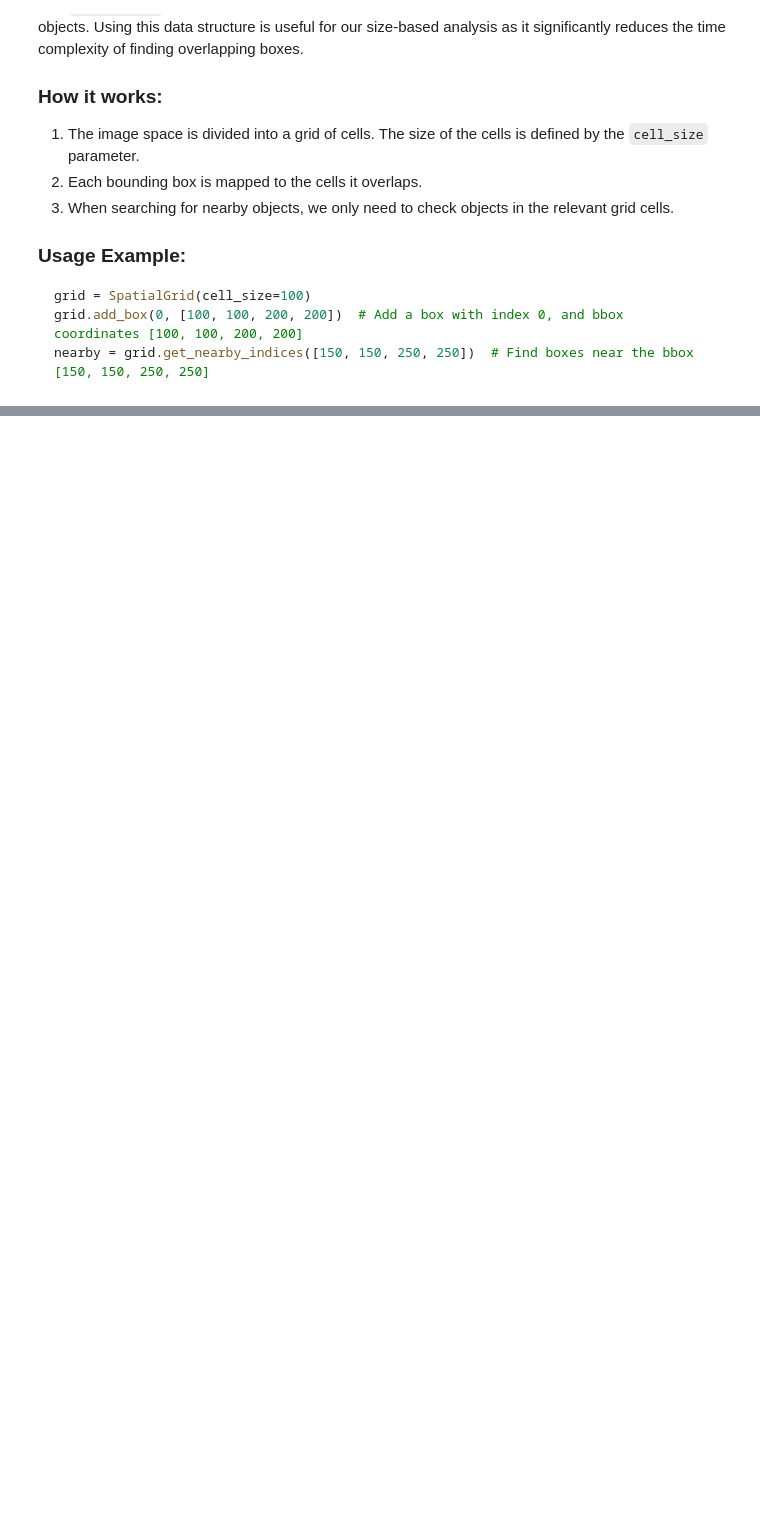
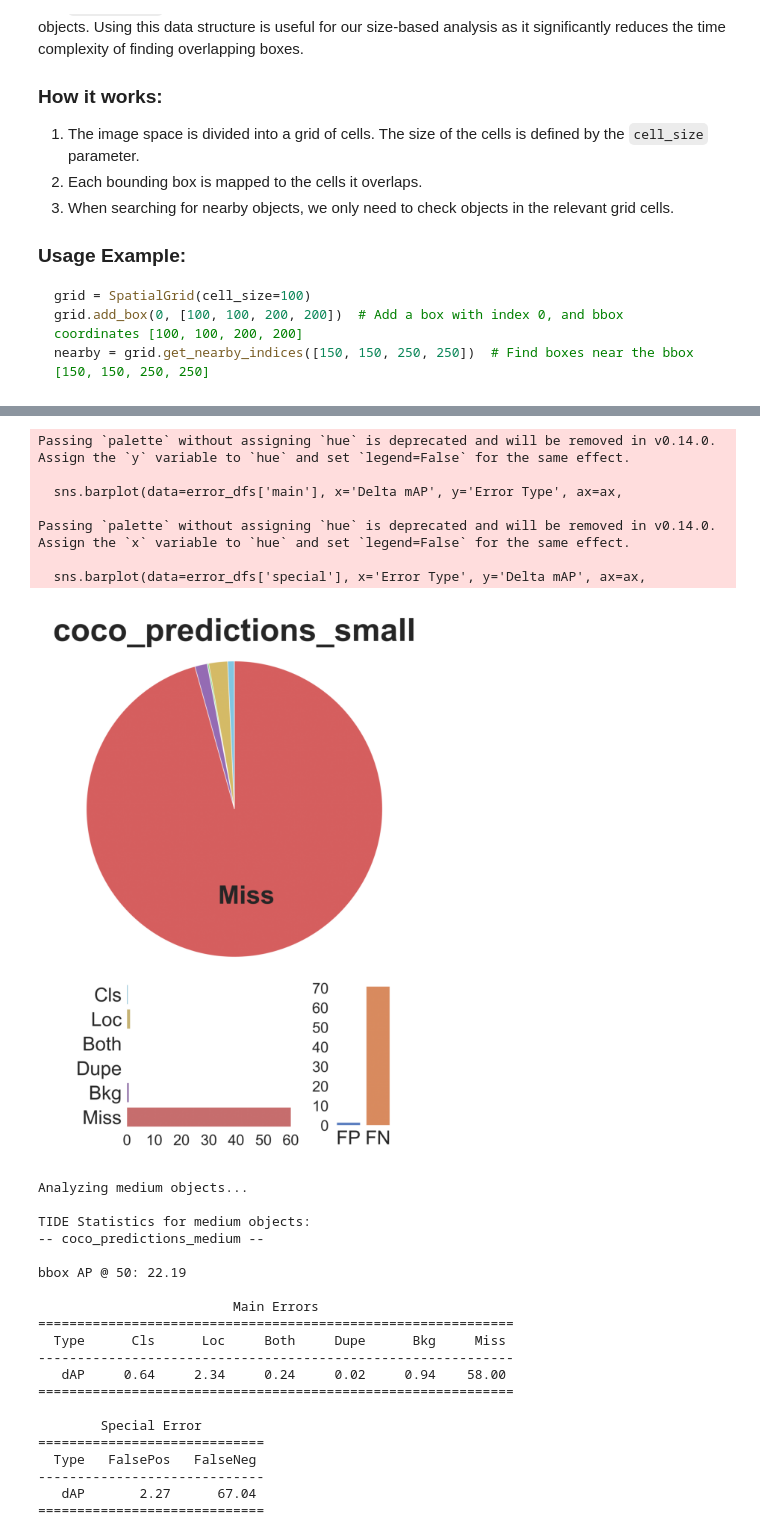
Before and after one commit to Vikranth3140/CSE344-CV, a Jupyter notebook: A1/Q4/Detection-Starter-Notebook.ipynb, the cells around one changed output, grey strips where cells are left out. Cells and saved outputs as stored; diff of their text form; code cells hidden in the pictures; blank space fills up the shorter version.

```diff
--- a/A1/Q4/Detection-Starter-Notebook.ipynb
+++ b/A1/Q4/Detection-Starter-Notebook.ipynb
@@ -224,0 +330,51 @@ MEDIUM_THRESH = 96 * 96
+# %%
+with open(predictions_json, "r") as f:
+    predictions_data = json.load(f)  # Now predictions_data is a list of dictionaries
+
+with open(ground_truth_json, "r") as f:
+    ground_truth_data = json.load(f)
+
+# Extract ground truth annotations
+ground_truth_annotations = ground_truth_data["annotations"]
+
+# Filter predictions by object size
+def size_filter(predictions, size_category):
+    if size_category == "small":
+        return [p for p in predictions if p.get('area', 0) < 36 * 36]
+    elif size_category == "medium":
+        return [p for p in predictions if 36 * 36 <= p.get('area', 0) < 96 * 96]
+    else:  # large
+        return [p for p in predictions if p.get('area', 0) >= 96 * 96]
+
+# Compute ECE for each object scale
+for category in ["small", "medium", "large"]:
+    filtered_preds = size_filter(predictions_data, category)  # Use loaded JSON data
+    ece_value = ece_calculate(filtered_preds, ground_truth_annotations)  # Pass parsed ground truth
+    print(f"ECE for {category} objects: {ece_value}")
+
+# Load Predictions JSON
+with open(predictions_json, "r") as f:
+    predictions_data = json.load(f)
+
+# Compute TIDE statistics for each object scale
+for category in ["small", "medium", "large"]:
+    filtered_preds = size_filter(predictions_data, category)
+
+    # Save filtered predictions to a separate file
+    filtered_pred_file = f"coco_predictions_{category}.json"
+
+    with open(filtered_pred_file, "w") as f:
+        json.dump(filtered_preds, f)
+
+    # Load filtered predictions using pycocotools
+    coco_dt_filtered = coco_gt.loadRes(filtered_pred_file)
+
+    # Convert to TIDE format
+    gt_dataset = datasets.COCO(ground_truth_json)
+    dt_dataset = datasets.COCOResult(filtered_pred_file)
+
+    tide = TIDE()
+    tide.evaluate(gt_dataset, dt_dataset, mode=TIDE.BOX)
+    tide.summarize()
+    tide.plot()
+# %% [output]
@@ -224,0 +422,28 @@ MEDIUM_THRESH = 96 * 96
+Passing `palette` without assigning `hue` is deprecated and will be removed in v0.14.0. Assign the `y` variable to `hue` and set `legend=False` for the same effect.
+
+  sns.barplot(data=error_dfs['main'], x='Delta mAP', y='Error Type', ax=ax,
+
+Passing `palette` without assigning `hue` is deprecated and will be removed in v0.14.0. Assign the `x` variable to `hue` and set `legend=False` for the same effect.
+
+  sns.barplot(data=error_dfs['special'], x='Error Type', y='Delta mAP', ax=ax,
+[figure, added]
+Analyzing medium objects...
+
+TIDE Statistics for medium objects:
+-- coco_predictions_medium --
+
+bbox AP @ 50: 22.19
+
+                         Main Errors
+=============================================================
+  Type      Cls      Loc     Both     Dupe      Bkg     Miss
+-------------------------------------------------------------
+   dAP     0.64     2.34     0.24     0.02     0.94    58.00
+=============================================================
+
+        Special Error
+=============================
+  Type   FalsePos   FalseNeg
+-----------------------------
+   dAP       2.27      67.04
+=============================
```
Also changed, not shown: parts of 11 cells of this notebook, 8 other files.
